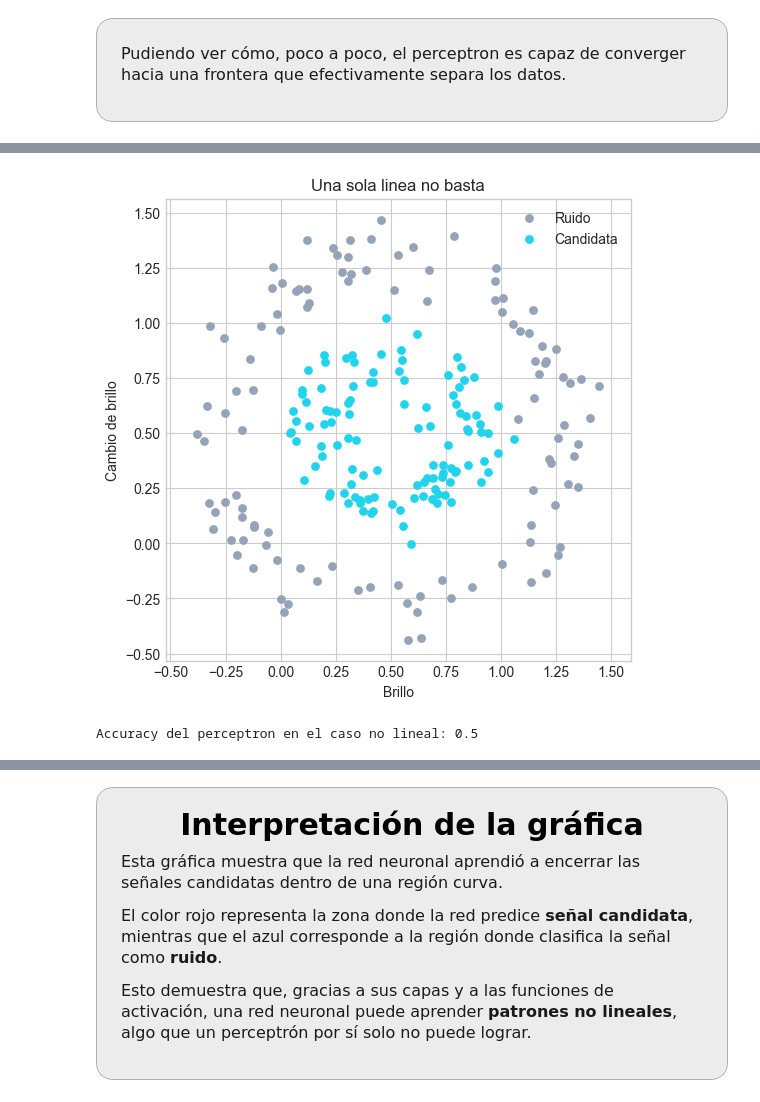
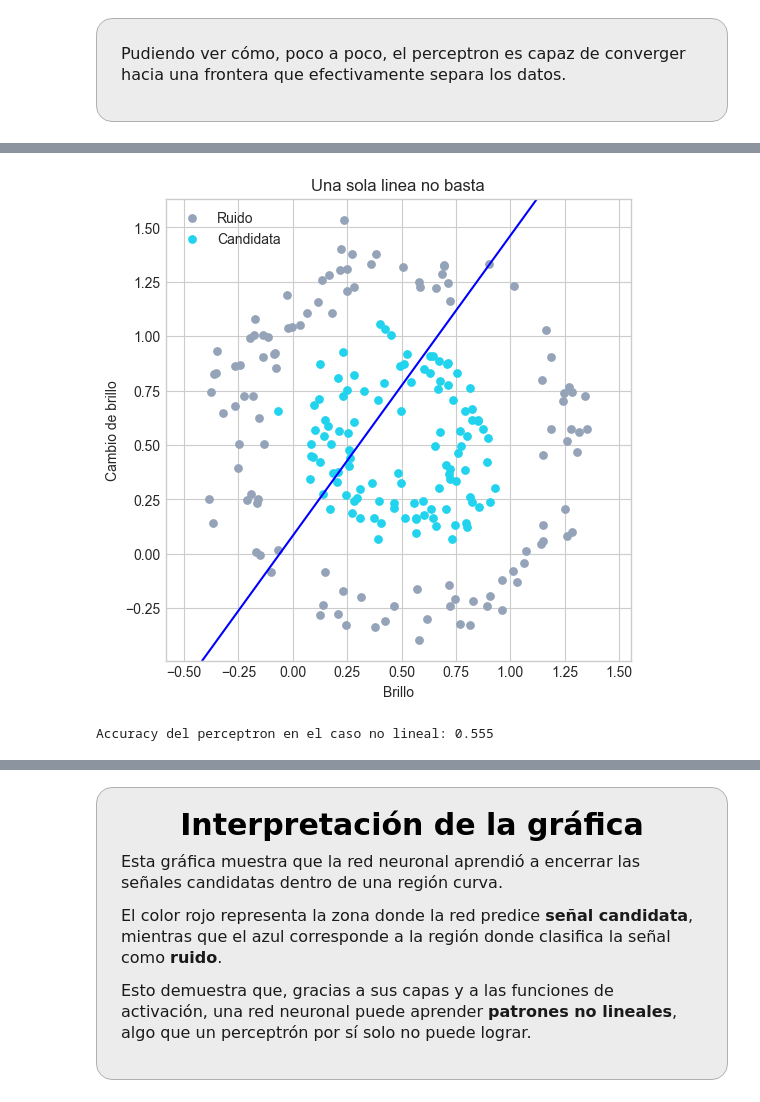
Before and after one commit to saacostad/ComputationalAstroPhysics, a Jupyter notebook: Final Project/Notebook_Observatorio_Aprende_a_Mirar.ipynb, the cells around one changed output, grey strips where cells are left out. Drawn from its saved outputs; the diff is of its cells as text; code cells hidden in the pictures.

```diff
--- a/Final Project/Notebook_Observatorio_Aprende_a_Mirar.ipynb
+++ b/Final Project/Notebook_Observatorio_Aprende_a_Mirar.ipynb
@@ -825,38 +828,31 @@ x0 = np.column_stack([0.5 + r_n * np.cos(ang[n_ring // 2:]), 0.5 + r_n * np.sin(
 
 X_ring = np.vstack([x0, x1])
 y_ring = np.array([0] * (n_ring // 2) + [1] * (n_ring // 2))
-
-plt.figure(figsize=(6, 6))
-plt.scatter(X_ring[y_ring == 0][:, 0], X_ring[y_ring == 0][:, 1], s=28, color='#94a3b8', label='Ruido')
-plt.scatter(X_ring[y_ring == 1][:, 0], X_ring[y_ring == 1][:, 1], s=28, color='#22d3ee', label='Candidata')
-plt.title('Una sola linea no basta')
-plt.xlabel('Brillo')
-plt.ylabel('Cambio de brillo')
-plt.legend()
-plt.axis('equal')
-plt.show()
-# %% [output]
-[figure, removed]
 # %%
-def step(z):
-    return 1 if z >= 0 else 0
 
-def perceptron_predict(x, w, b):
-    z = np.dot(x, w) + b
-    return step(z), z
+w = np.zeros(2)
+b = 0.0
 
-w_ring = np.zeros(2)
-b_ring = 0.0
+# Corremos el perceptron por ciertas iteraciones
+N = 30
+for i in range(N):
+    w, b = perceptron_step(w, b, X = X_ring, y = y_ring)
 
-for epoch in range(25):
-    for xi, yi in zip(X_ring, y_ring):
-        pred, _ = perceptron_predict(xi, w_ring, b_ring)
-        e = yi - pred
-        w_ring = w_ring + 0.12 * e * xi
-        b_ring = b_ring + 0.12 * e
+plt.figure(figsize=(6, 6))
+plt.scatter(X_ring[y_ring == 0][:, 0], X_ring[y_ring == 0][:, 1], s=28, color='#94a3b8', label='Ruido')
+plt.scatter(X_ring[y_ring == 1][:, 0], X_ring[y_ring == 1][:, 1], s=28, color='#22d3ee', label='Candidata')
+plt.axline((0, -b/w[0]), slope= -w[0] / w[1], c = 'blue')
+plt.title('Una sola linea no basta')
+plt.xlabel('Brillo')
+plt.ylabel('Cambio de brillo')
+plt.legend()
+plt.axis('equal')
+plt.show()
 
-pred_ring = np.array([perceptron_predict(xi, w_ring, b_ring)[0] for xi in X_ring])
+
+pred_ring = perceptron_predict(w, b, X_ring, t = "step")
 acc_ring = np.mean(pred_ring == y_ring)
 print('Accuracy del perceptron en el caso no lineal:', round(float(acc_ring), 3))
 # %% [output]
+[figure, added]
-Accuracy del perceptron en el caso no lineal: 0.5
+Accuracy del perceptron en el caso no lineal: 0.555
```
Also changed, not shown: parts of 15 cells of this notebook.
